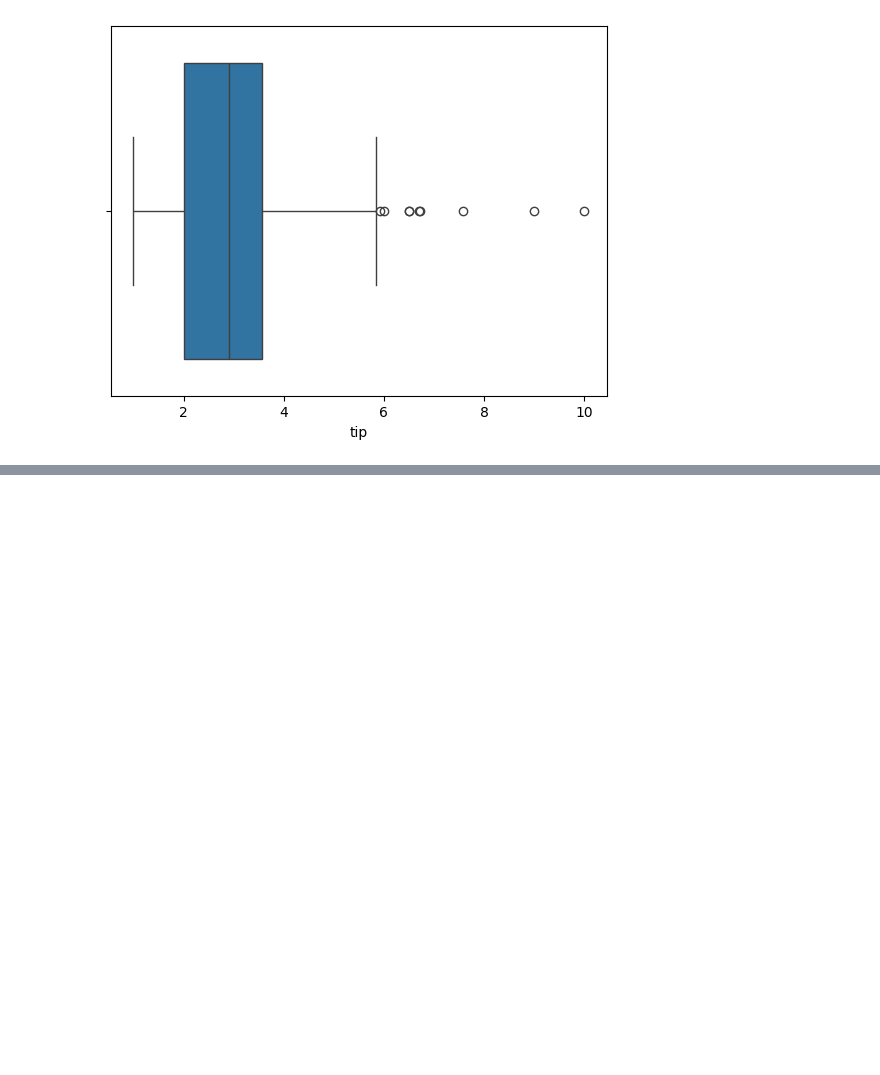
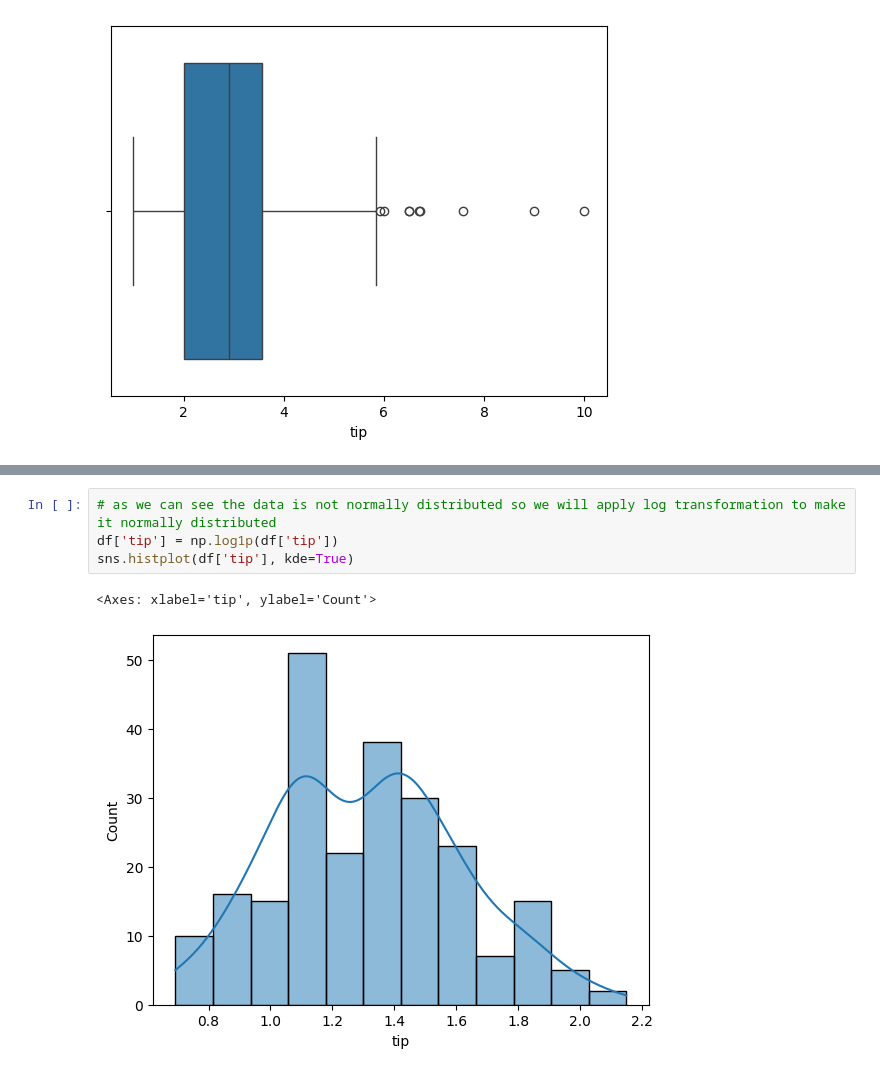
Before and after one commit to shaheeralics/Python-Ka-Chilla-by-Farooq-Shah, a Jupyter notebook: Day_17/ml.ipynb, the cells around one changed output, grey strips where cells are left out. Cells and saved outputs as stored; diff of their text form; blank space fills up the shorter version.

```diff
--- a/Day_17/ml.ipynb
+++ b/Day_17/ml.ipynb
@@ -90,0 +108,7 @@ sns.boxplot(df, x='tip')
+# %%
+# as we can see the data is not normally distributed so we will apply log transformation to make it normally distributed
+df['tip'] = np.log1p(df['tip'])
+sns.histplot(df['tip'], kde=True)
+# %% [output]
+<Axes: xlabel='tip', ylabel='Count'>
+[figure, added]
```
Also changed, not shown: parts of 31 cells of this notebook.
